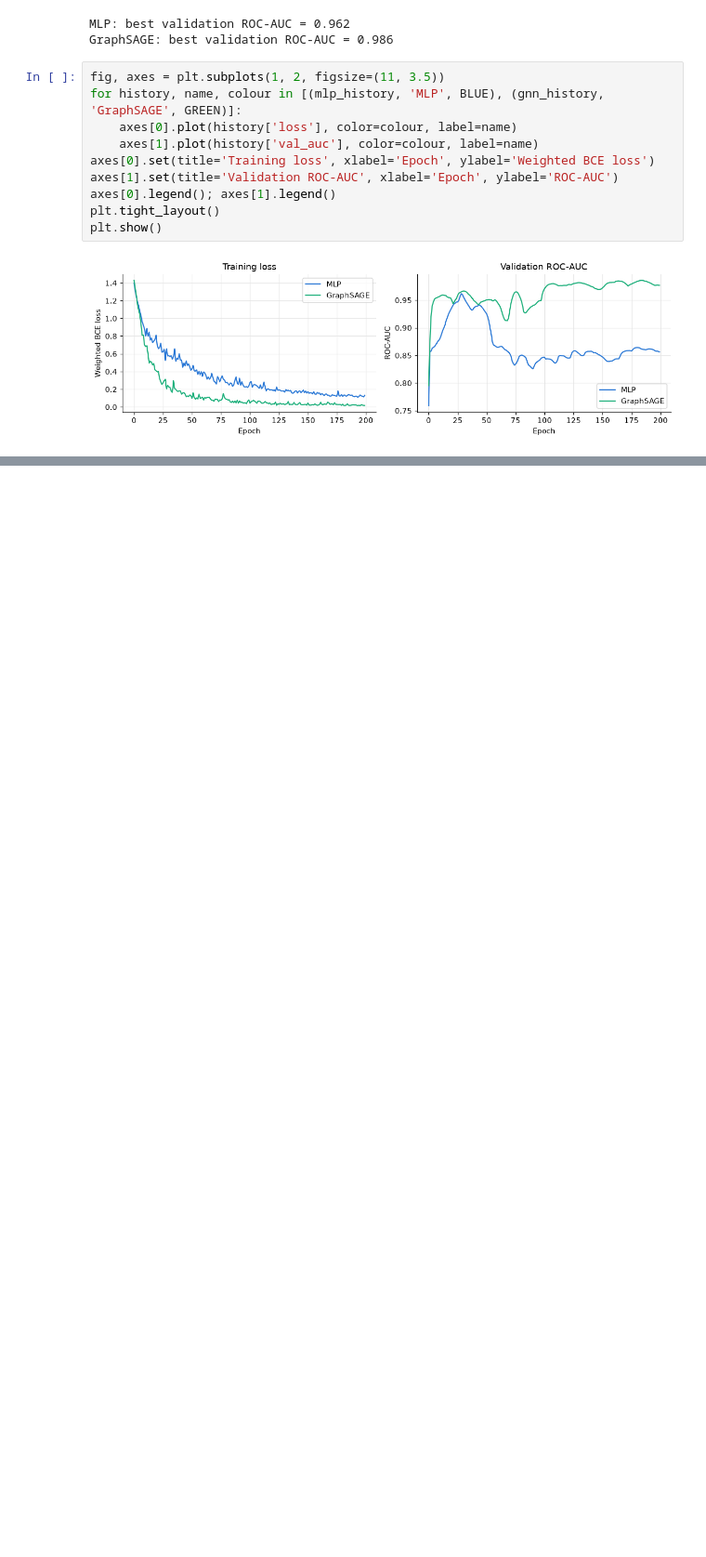
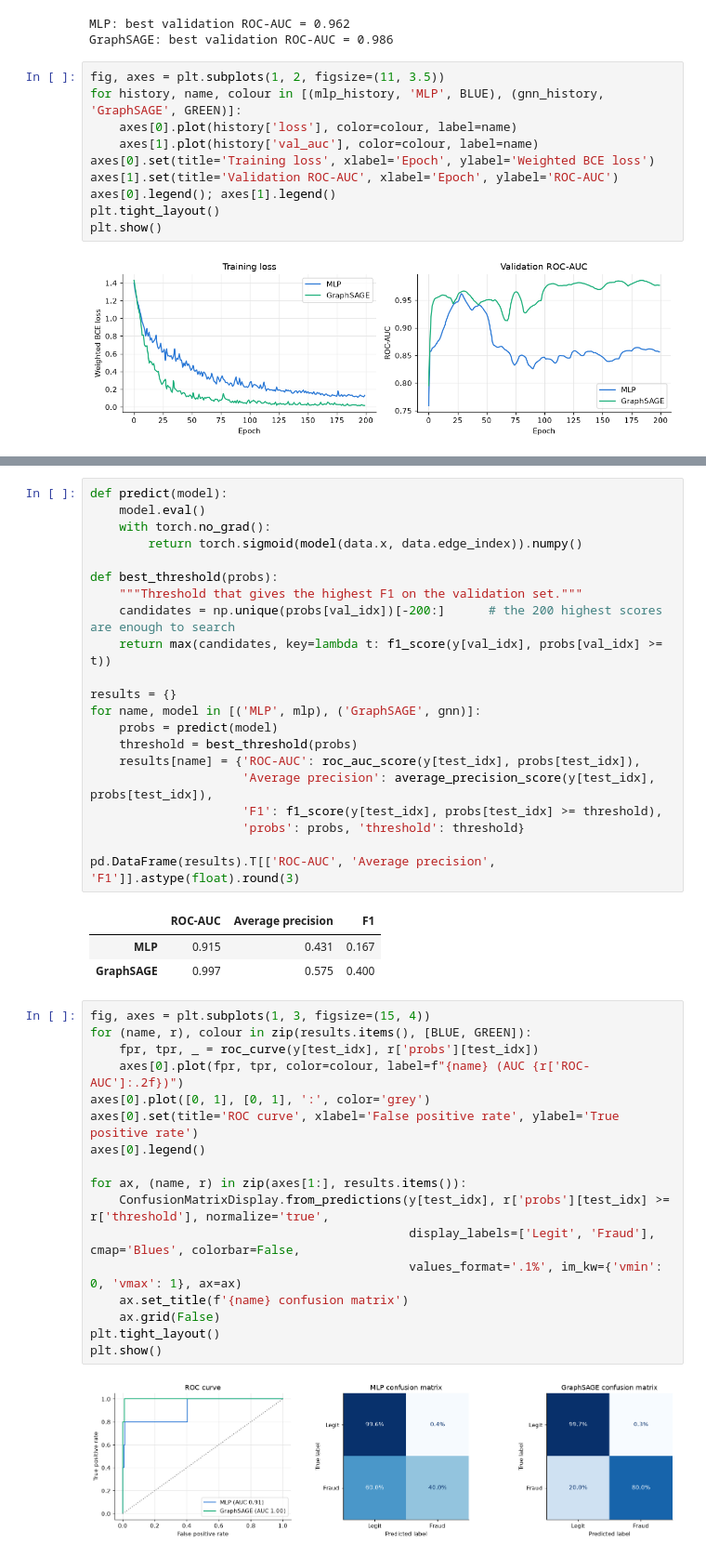
Before and after one commit to harryconnor/GNN-Fraud-Detection, a Jupyter notebook: Fraud_Detection_GNN.ipynb, the cells around one changed output, grey strips where cells are left out. Shown at 93% size. Drawn from its saved outputs; the diff is of its cells as text; blank space fills up the shorter version.

Commit message:
Evaluate on test set: ROC curve, confusion matrices and conclusion

```diff
--- a/Fraud_Detection_GNN.ipynb
+++ b/Fraud_Detection_GNN.ipynb
@@ -466,0 +472,44 @@ plt.show()
+# %%
+def predict(model):
+    model.eval()
+    with torch.no_grad():
+        return torch.sigmoid(model(data.x, data.edge_index)).numpy()
+
+def best_threshold(probs):
+    """Threshold that gives the highest F1 on the validation set."""
+    candidates = np.unique(probs[val_idx])[-200:]      # the 200 highest scores are enough to search
+    return max(candidates, key=lambda t: f1_score(y[val_idx], probs[val_idx] >= t))
+
+results = {}
+for name, model in [('MLP', mlp), ('GraphSAGE', gnn)]:
+    probs = predict(model)
+    threshold = best_threshold(probs)
+    results[name] = {'ROC-AUC': roc_auc_score(y[test_idx], probs[test_idx]),
+                     'Average precision': average_precision_score(y[test_idx], probs[test_idx]),
+                     'F1': f1_score(y[test_idx], probs[test_idx] >= threshold),
+                     'probs': probs, 'threshold': threshold}
+
+pd.DataFrame(results).T[['ROC-AUC', 'Average precision', 'F1']].astype(float).round(3)
+# %% [output]
+|  | ROC-AUC | Average precision | F1 |
+| MLP | 0.915 | 0.431 | 0.167 |
+| GraphSAGE | 0.997 | 0.575 | 0.400 |
+# %%
+fig, axes = plt.subplots(1, 3, figsize=(15, 4))
+for (name, r), colour in zip(results.items(), [BLUE, GREEN]):
+    fpr, tpr, _ = roc_curve(y[test_idx], r['probs'][test_idx])
+    axes[0].plot(fpr, tpr, color=colour, label=f"{name} (AUC {r['ROC-AUC']:.2f})")
+axes[0].plot([0, 1], [0, 1], ':', color='grey')
+axes[0].set(title='ROC curve', xlabel='False positive rate', ylabel='True positive rate')
+axes[0].legend()
+
+for ax, (name, r) in zip(axes[1:], results.items()):
+    ConfusionMatrixDisplay.from_predictions(y[test_idx], r['probs'][test_idx] >= r['threshold'], normalize='true',
+                                            display_labels=['Legit', 'Fraud'], cmap='Blues', colorbar=False,
+                                            values_format='.1%', im_kw={'vmin': 0, 'vmax': 1}, ax=ax)
+    ax.set_title(f'{name} confusion matrix')
+    ax.grid(False)
+plt.tight_layout()
+plt.show()
+# %% [output]
+[figure, added]
```
Also changed, not shown: parts of 2 cells of this notebook.
